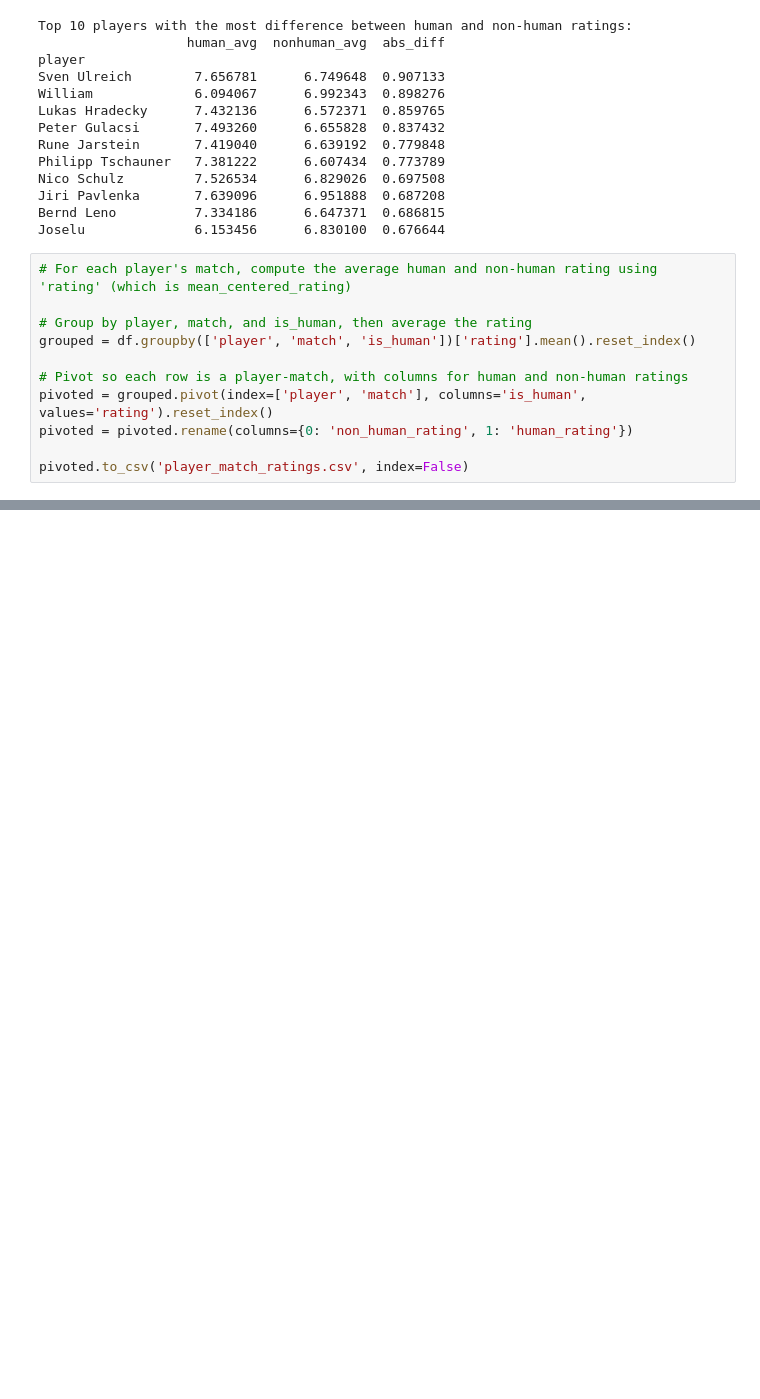
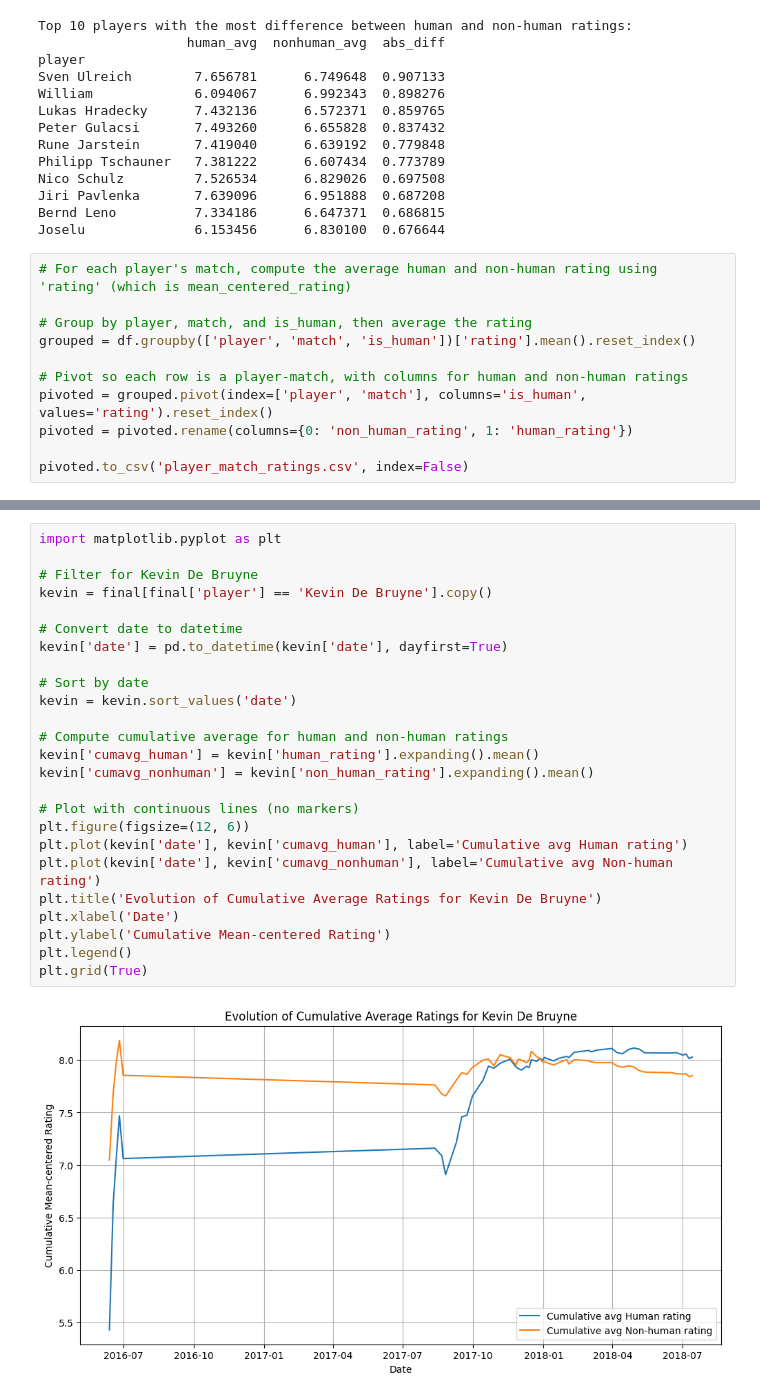
Before and after one commit to AntoineMagninn/GOAL, a Jupyter notebook: Cleaning_EDA.ipynb, the cells around one changed output, grey strips where cells are left out. Drawn from its saved outputs; the diff is of its cells as text; blank space fills up the shorter version.

```diff
--- a/Cleaning_EDA.ipynb
+++ b/Cleaning_EDA.ipynb
@@ -203,0 +226,27 @@ pivoted.to_csv('player_match_ratings.csv', index=False)
+# %%
+import matplotlib.pyplot as plt
+
+# Filter for Kevin De Bruyne
+kevin = final[final['player'] == 'Kevin De Bruyne'].copy()
+
+# Convert date to datetime
+kevin['date'] = pd.to_datetime(kevin['date'], dayfirst=True)
+
+# Sort by date
+kevin = kevin.sort_values('date')
+
+# Compute cumulative average for human and non-human ratings
+kevin['cumavg_human'] = kevin['human_rating'].expanding().mean()
+kevin['cumavg_nonhuman'] = kevin['non_human_rating'].expanding().mean()
+
+# Plot with continuous lines (no markers)
+plt.figure(figsize=(12, 6))
+plt.plot(kevin['date'], kevin['cumavg_human'], label='Cumulative avg Human rating')
+plt.plot(kevin['date'], kevin['cumavg_nonhuman'], label='Cumulative avg Non-human rating')
+plt.title('Evolution of Cumulative Average Ratings for Kevin De Bruyne')
+plt.xlabel('Date')
+plt.ylabel('Cumulative Mean-centered Rating')
+plt.legend()
+plt.grid(True)
+# %% [output]
+[figure, added]
```
Also changed, not shown: parts of 1 cell of this notebook.
